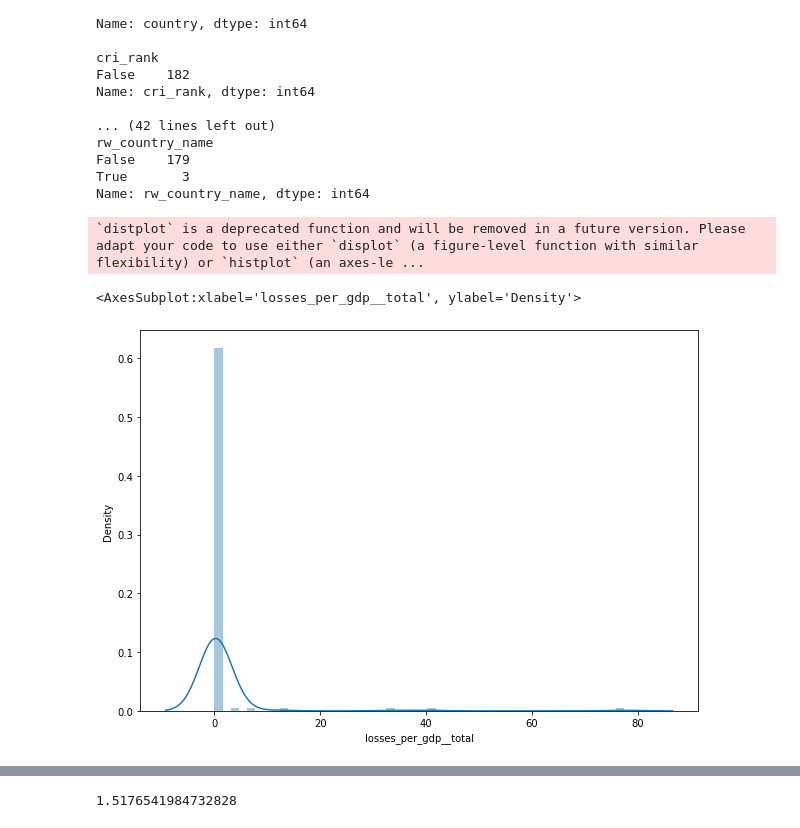
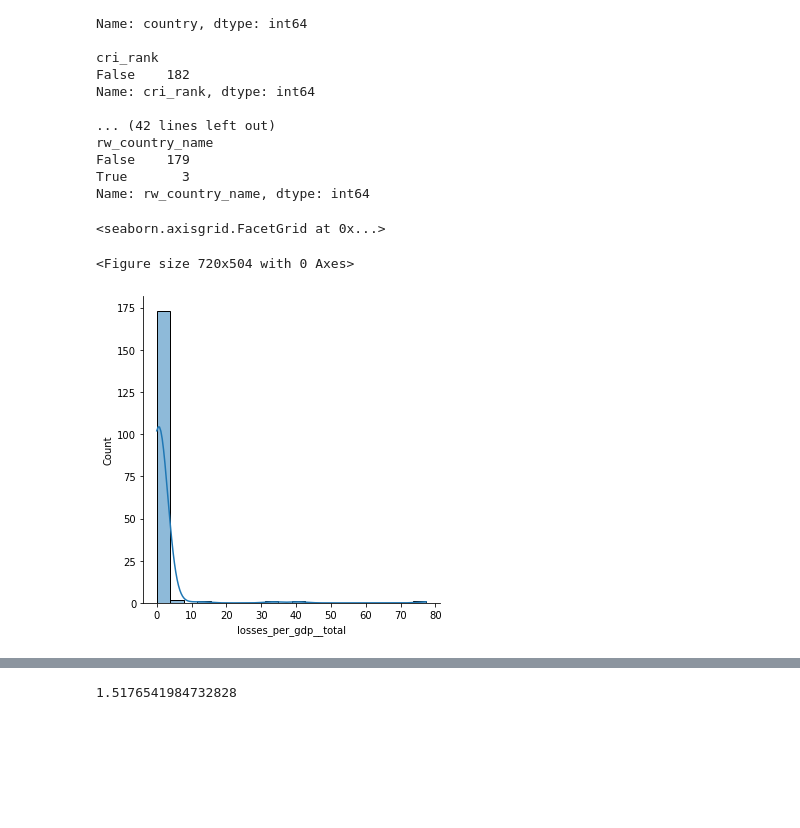
Before and after one commit to tahmee/SVC-Premiere-Project, a Jupyter notebook: SVC project.ipynb, the cells around one changed output, grey strips where cells are left out. Cells and saved outputs as stored; diff of their text form; code cells hidden in the pictures; blank space fills up the shorter version.

```diff
--- a/SVC project.ipynb
+++ b/SVC project.ipynb
@@ -139,11 +139,11 @@ Name: rw_country_name, dtype: int64
 # %%
 #checking the distribution and its skewness
 plt.figure(figsize = (10,7))
-sns.distplot(df['losses_per_gdp__total'], kde = True, bins = 50)
+sns.displot(df['losses_per_gdp__total'], kde = True, bins = 20)
 # %% [output]
-`distplot` is a deprecated function and will be removed in a future version. Please adapt your code to use either `displot` (a figure-level function with similar flexibility) or `histplot` (an axes-le ...
+<seaborn.axisgrid.FacetGrid at 0x...>
-<AxesSubplot:xlabel='losses_per_gdp__total', ylabel='Density'>
+<Figure size 720x504 with 0 Axes>
-[figure, old version]
+[figure, new version]
 # %%
 #importing libraries for interactive plots
 import chart_studio.plotly as py
```
